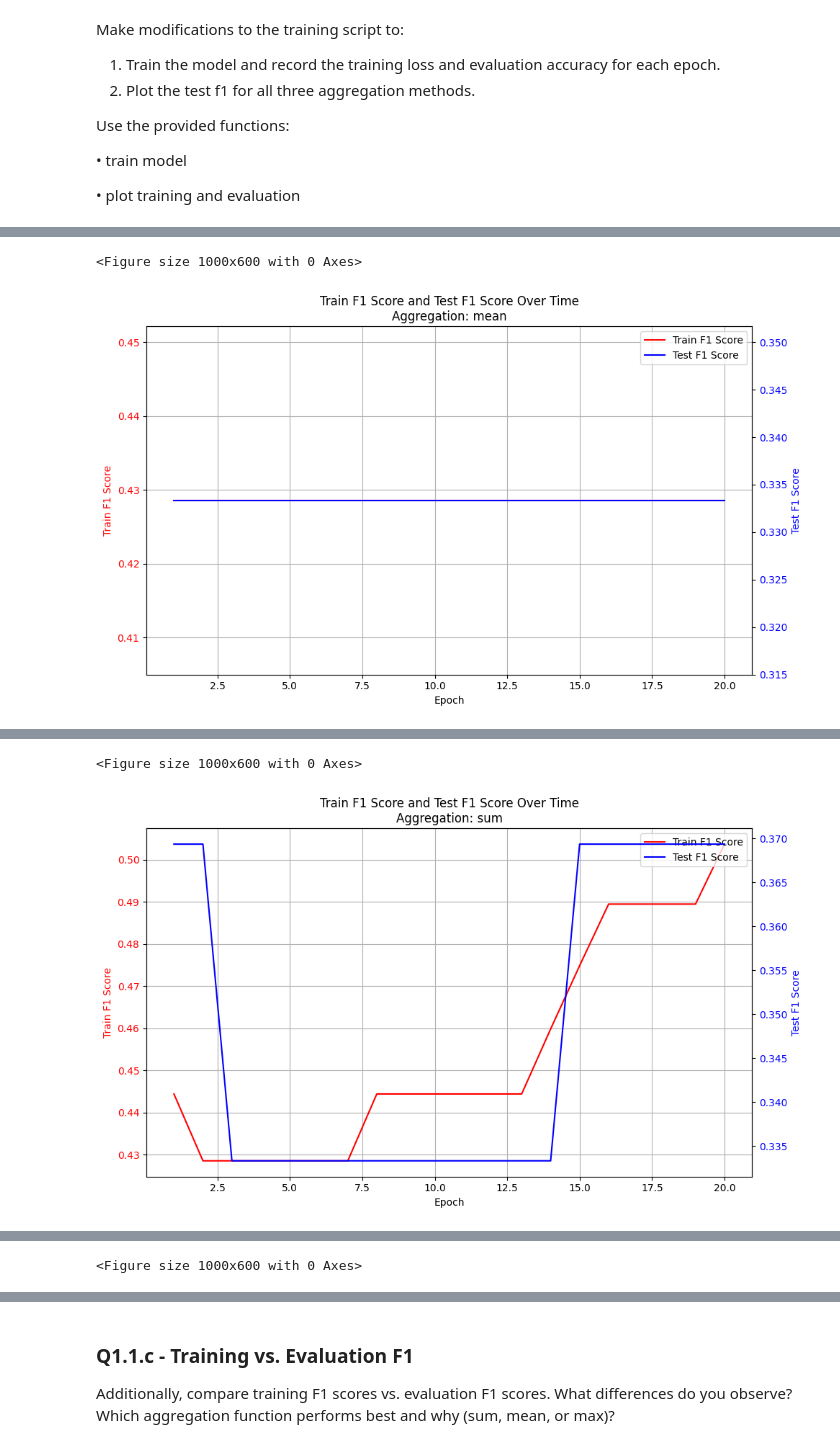
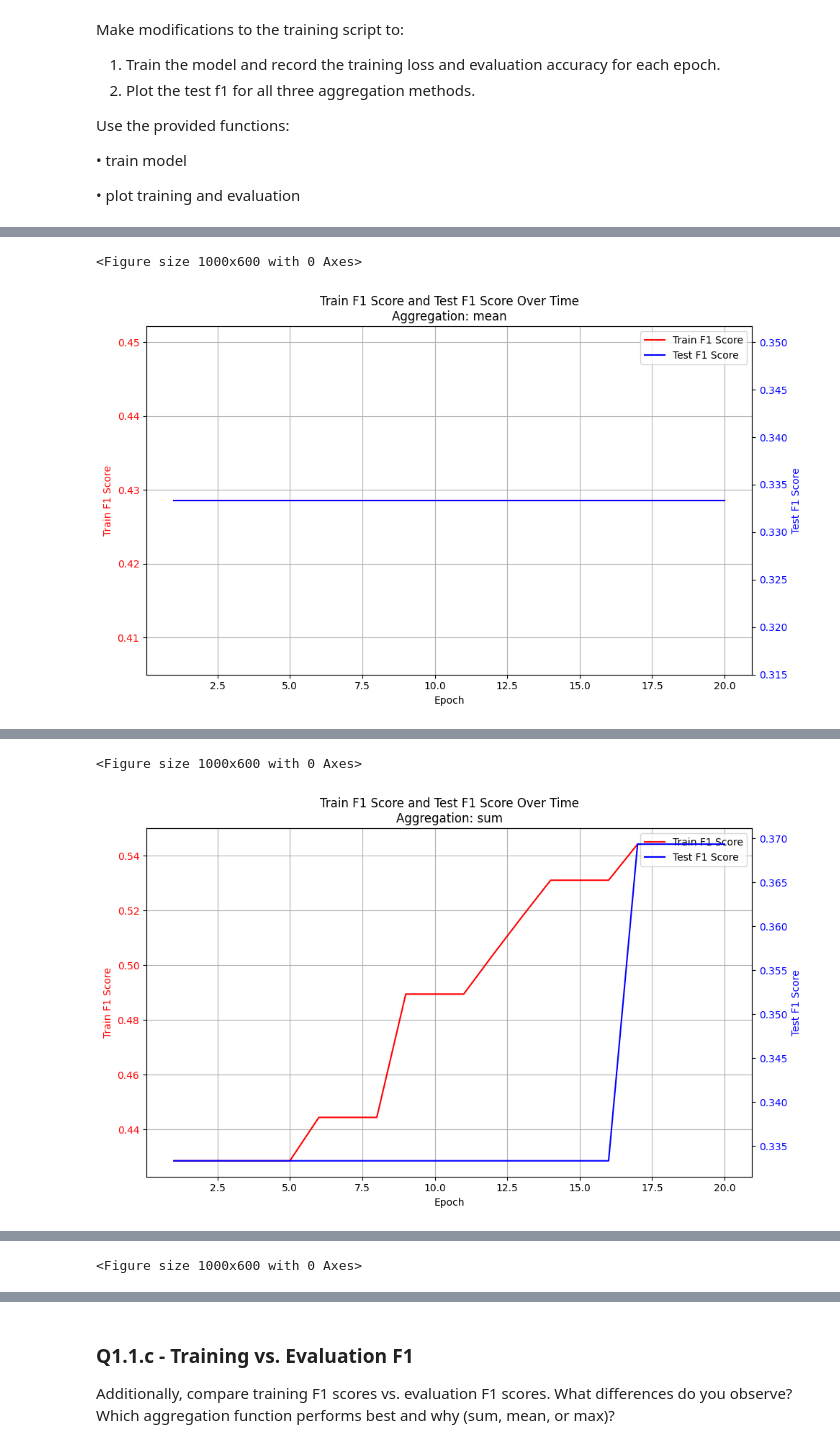
Before and after one commit to StevenChenWaiHo/Graph-Neural-Network, a Jupyter notebook: dgl_2425_cw1/q1_graph_classification.ipynb, the cells around one changed output, grey strips where cells are left out. Cells and saved outputs as stored; diff of their text form; code cells hidden in the pictures.

```diff
--- a/dgl_2425_cw1/q1_graph_classification.ipynb
+++ b/dgl_2425_cw1/q1_graph_classification.ipynb
@@ -231,8 +232,8 @@ You only need to modify the aggregation parameter in this case.
 # %%
 # Preparing the Basics:
 # Load data
-train_data = read_json_data(TRAIN_DATA_PATH, has_label=True) #returns a list of (X,A,y) - features, Adj Matrix, per Graph label
-eval_data = read_json_data(EVAL_DATA_PATH, has_label=True) #returns a list of (X,A,y) - features, Adj Matrix, per Graph label
+train_dataset = read_json_data(TRAIN_DATA_PATH, has_label=True) #returns a list of (X,A,y) - features, Adj Matrix, per Graph label
+eval_dataset = read_json_data(EVAL_DATA_PATH, has_label=True) #returns a list of (X,A,y) - features, Adj Matrix, per Graph label
 
 # Initialising the model
 input_dim = 10
@@ -250,7 +251,7 @@ MyGraphNeuralNetwork(
 )
 # %%
 # Training the model
-random.shuffle(train_data)
+random.shuffle(train_dataset)
 
 # Initialize a list to store loss values for visualization
 loss_values = []
@@ -266,7 +267,7 @@ for epoch in range(num_epochs):
     # MODIFY THE CODE BELOW
     #  (note only aggregation param - and make sure to run all of them)
     # ####################################################
-    loss = train_epoch(model, train_data, optimizer, criterion, graph_aggregation_method="sum")
+    loss = train_epoch(model, train_dataset, optimizer, criterion, graph_aggregation_method="sum")
 
 
     # ####################################################
@@ -288,6 +289,6 @@ Epoch 10, Loss: 0.3390909767970725
 # %%
 # Evaluate the model on the test set
-true_labels, predicted_labels, accuracy = test(model, eval_data)
+true_labels, predicted_labels, accuracy = test(model, eval_dataset)
 
 # Debug: Print true and predicted labels
 print("True labels:", true_labels)
@@ -386,8 +387,8 @@ def train_model(model, optimizer, criterion, train_dataset, validation_dataset,
     for epoch in range(epochs):
         loss = train_epoch(model, train_dataset, optimizer, criterion, graph_aggregation_method=graph_aggregation_method)
 
-        true_labels_train, predicted_labels_train, train_acc = test(model, train_dataset)
-        true_labels_val, predicted_labels_val, val_acc = test(model, validation_dataset)
+        true_labels_train, predicted_labels_train, train_acc = test(model, train_dataset, graph_aggregation_method=graph_aggregation_method)
+        true_labels_val, predicted_labels_val, val_acc = test(model, validation_dataset, graph_aggregation_method=graph_aggregation_method)
 
         train_f1_score = f1_score(true_labels_train, predicted_labels_train, average='macro')
         val_f1_score = f1_score(true_labels_val, predicted_labels_val, average='macro')
@@ -411,8 +412,8 @@ def train_model(model, optimizer, criterion, train_dataset, validation_dataset,
 # %%
 # Run all three aggregation functions here.
 # Load data
-train_data = read_json_data(TRAIN_DATA_PATH, has_label=True) #returns a list of (X,A,y) - features, Adj Matrix, per Graph label
-eval_data = read_json_data(EVAL_DATA_PATH, has_label=True) #returns a list of (X,A,y) - features, Adj Matrix, per Graph label
+train_dataset = read_json_data(TRAIN_DATA_PATH, has_label=True) #returns a list of (X,A,y) - features, Adj Matrix, per Graph label
+eval_dataset = read_json_data(EVAL_DATA_PATH, has_label=True) #returns a list of (X,A,y) - features, Adj Matrix, per Graph label
 
 # Initialising the model
 input_dim = 10
@@ -435,8 +436,8 @@ for aggregation_method in aggregation_methods:
         model,
         optimizer,
         criterion,
-        train_data,
-        eval_data,
+        train_dataset,
+        eval_dataset,
         epochs=num_epochs,
         graph_aggregation_method=aggregation_method,
         verbose=True
@@ -486,5 +487,5 @@ Epoch 20, Training Loss: 0.32972752669769706, Train Accuracy: 0.7689393939393939
 <Figure size 1000x600 with 0 Axes>
-[figure, old version]
+[figure, new version]
 MyGraphNeuralNetwork(
   (gcn1): MyGCNLayer()
   (gcn2): MyGCNLayer()
```
Also changed, not shown: parts of 17 cells of this notebook.
